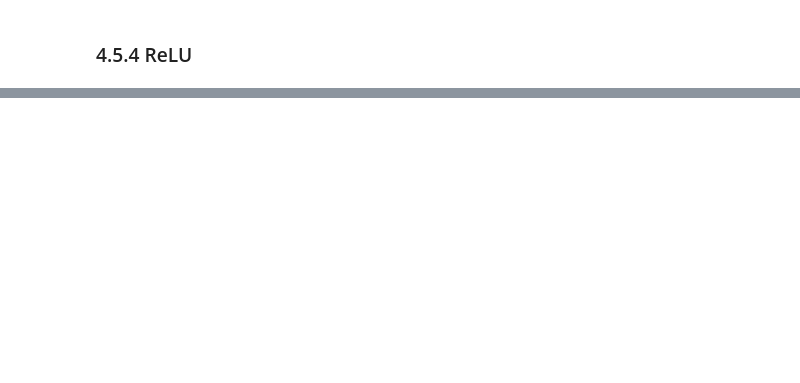
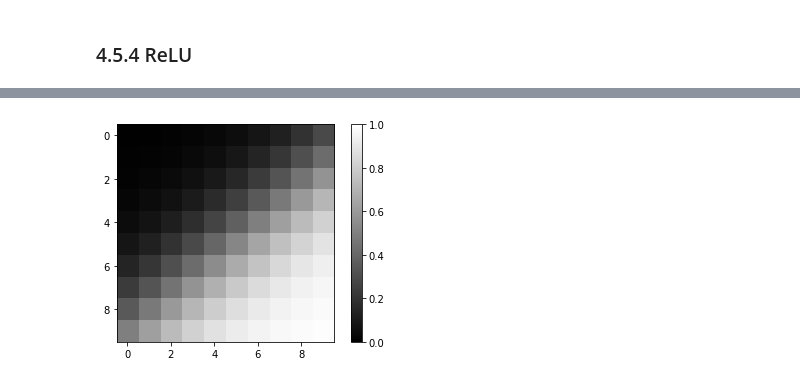
Before and after one commit to HidehikoMURAO/The-First-Deep-Learning, a Jupyter notebook: Chap4.ipynb, the cells around one changed output, grey strips where cells are left out. Saved outputs shown, nothing was run; the diff lists cells and outputs as text; code cells hidden in the pictures; blank space fills up the shorter version.

```diff
--- a/Chap4.ipynb
+++ b/Chap4.ipynb
@@ -71,0 +90,9 @@ plt.show()
+# %%
+import numpy as np
+import matplotlib.pylab as plt
+
+x = np.linspace(-5, 5)
+y = x
+
+plt.plot(x, y)
+plt.show()
@@ -71,0 +103,8 @@ plt.show()
+# %%
+import numpy as np
+
+def softmax_function(x):
+    return np.exp(x) / np.sum(np.exp(x))
+# %%
+y = softmax_function(np.array([1, 2, 3]))
+print(y)
@@ -71,0 +144,32 @@ plt.show()
+# %%
+import numpy as np
+import matplotlib.pyplot as plt
+
+# x, y座標
+X = np.arange(-1.0, 1.0, 0.2)  # -1.0から1.0の前まで0.2刻み, 要素数10
+Y = np.arange(-1.0, 1.0, 0.2)
+
+Z = np.zeros((10, 10))         # 出力を格納する10x10グリッド
+
+w_x = 2.5   # x, y座標の入力の重み
+w_y = 3.0
+
+bias = 0.1  # バイアス
+
+# グリッドの各マスでニューロンの演算
+for i in range(10):
+    for j in range(10):
+
+        # 入力と重みの積の総和 + バイアス
+        u = X[i] * w_x + Y[j] * w_y + bias
+
+        # グリッドに出力を格納
+        y = 1 / (1 + np.exp(-u)) # シグモイド関数
+        Z[j][i] = y
+
+# グリッドの表示
+plt.imshow(Z, "gray", vmin = 0.0, vmax = 1.0)
+plt.colorbar()
+plt.show()
+# %% [output]
+[figure, added]
```
Also changed, not shown: parts of 31 cells of this notebook.
